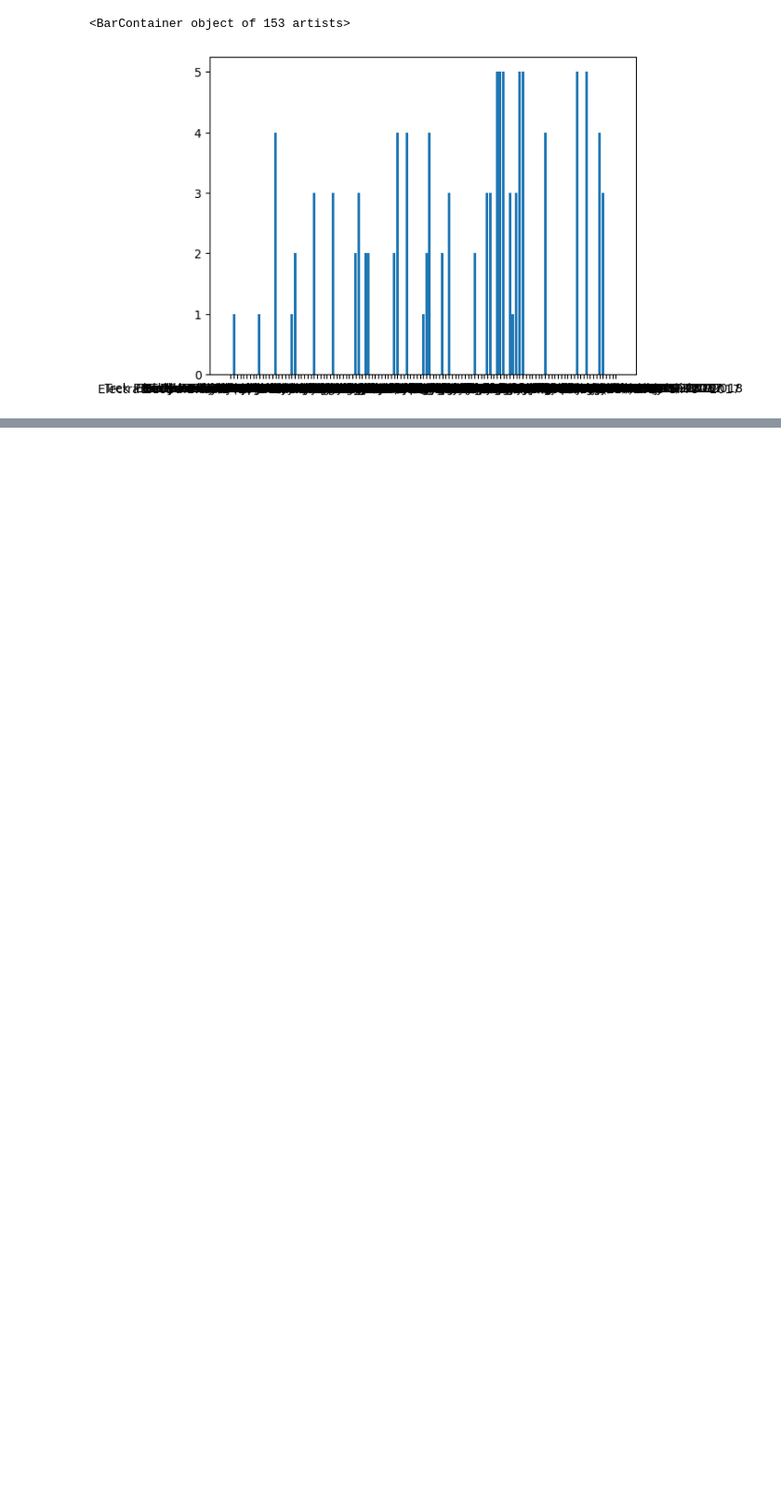
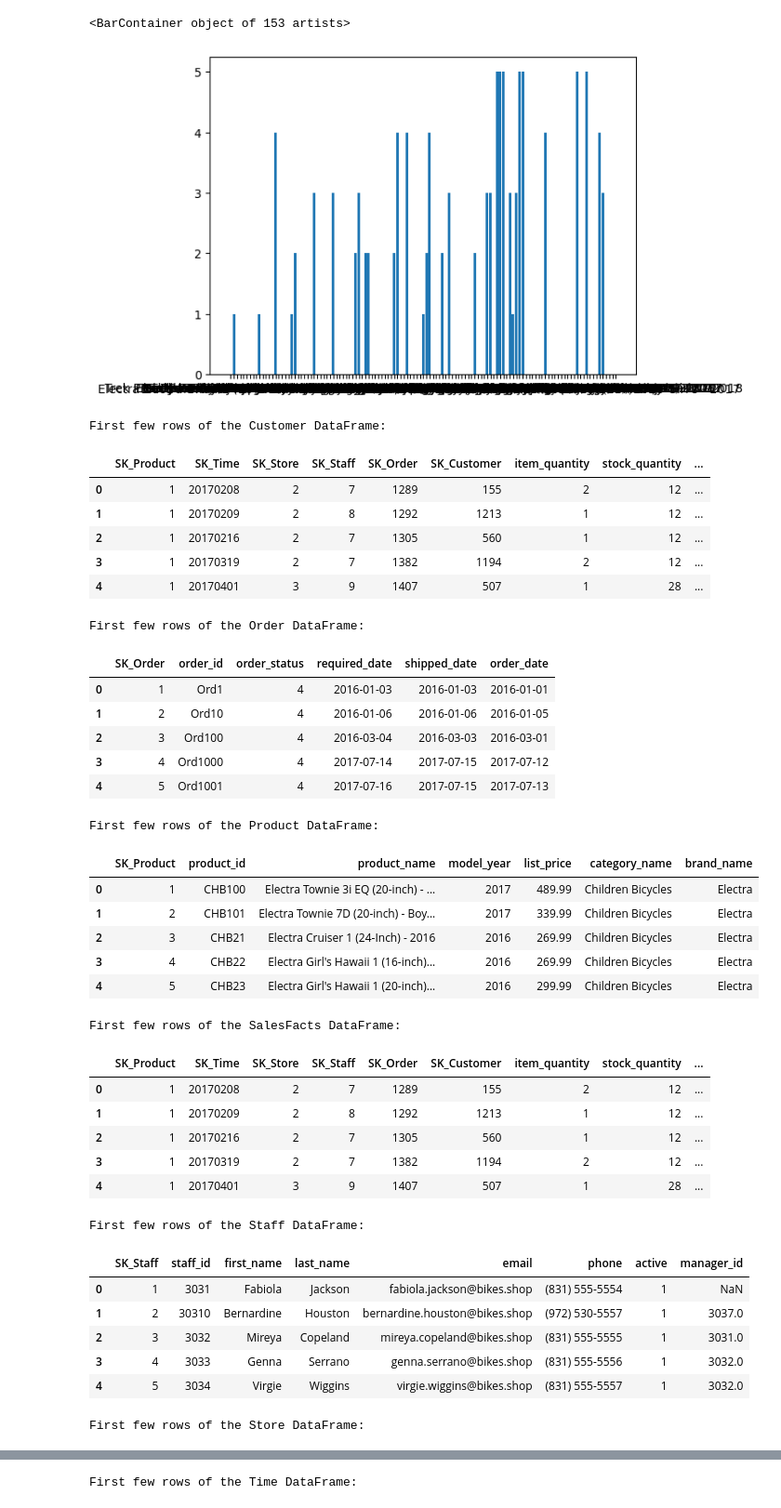
Before and after one commit to Thaddeusleewj/DENG_CA2, a Jupyter notebook: Insights.ipynb, the cells around one changed output, grey strips where cells are left out. Shown at 93% size. Saved outputs shown, nothing was run; the diff lists cells and outputs as text; code cells hidden in the pictures; blank space fills up the shorter version.

```diff
--- a/Insights.ipynb
+++ b/Insights.ipynb
@@ -88,3 +88,66 @@ plt.bar(low_stock_products["product_name"], low_stock_products["Days Left til So
 [figure]
 <BarContainer object of 153 artists>
 [figure]
+# %%
+# Load the data from the CSV files
+customer_df = pd.read_csv('./Datasets/Customer.csv')
+order_df = pd.read_csv('./Datasets/Order.csv')
+product_df = pd.read_csv('./Datasets/Product.csv')
+sales_facts_df = pd.read_csv('./Datasets/SalesFacts.csv')
+staff_df = pd.read_csv('./Datasets/Staff.csv')
+store_df = pd.read_csv('./Datasets/Store.csv')
+time_df = pd.read_csv('./Datasets/Time.csv')
+
+# Display the first few rows of each dataframe to understand their structure
+dfs = {
+    'Customer': customer_df,
+    'Order': order_df,
+    'Product': product_df,
+    'SalesFacts': sales_facts_df,
+    'Staff': staff_df,
+    'Store': store_df,
+    'Time': time_df
+}
+
+# We'll create a function to display all DataFrames in a concise format
+for name, df in dfs.items():
+    print(f"First few rows of the {name} DataFrame:")
+    display(df.head())
+    print("\n")
+# %% [output]
+First few rows of the Customer DataFrame:
+|  | SK_Product | SK_Time | SK_Store | SK_Staff | SK_Order | SK_Customer | item_quantity | stock_quantity | ... |
+| 0 | 1 | 20170208 | 2 | 7 | 1289 | 155 | 2 | 12 | ... |
+| 1 | 1 | 20170209 | 2 | 8 | 1292 | 1213 | 1 | 12 | ... |
+| 2 | 1 | 20170216 | 2 | 7 | 1305 | 560 | 1 | 12 | ... |
+| 3 | 1 | 20170319 | 2 | 7 | 1382 | 1194 | 2 | 12 | ... |
+| 4 | 1 | 20170401 | 3 | 9 | 1407 | 507 | 1 | 28 | ... |
+First few rows of the Order DataFrame:
+|  | SK_Order | order_id | order_status | required_date | shipped_date | order_date |
+| 0 | 1 | Ord1 | 4 | 2016-01-03 | 2016-01-03 | 2016-01-01 |
+| 1 | 2 | Ord10 | 4 | 2016-01-06 | 2016-01-06 | 2016-01-05 |
+| 2 | 3 | Ord100 | 4 | 2016-03-04 | 2016-03-03 | 2016-03-01 |
+| 3 | 4 | Ord1000 | 4 | 2017-07-14 | 2017-07-15 | 2017-07-12 |
+| 4 | 5 | Ord1001 | 4 | 2017-07-16 | 2017-07-15 | 2017-07-13 |
+First few rows of the Product DataFrame:
+|  | SK_Product | product_id | product_name | model_year | list_price | category_name | brand_name |
+| 0 | 1 | CHB100 | Electra Townie 3i EQ (20-inch) - ... | 2017 | 489.99 | Children Bicycles | Electra |
+| 1 | 2 | CHB101 | Electra Townie 7D (20-inch) - Boy... | 2017 | 339.99 | Children Bicycles | Electra |
+| 2 | 3 | CHB21 | Electra Cruiser 1 (24-Inch) - 2016 | 2016 | 269.99 | Children Bicycles | Electra |
+| 3 | 4 | CHB22 | Electra Girl's Hawaii 1 (16-inch)... | 2016 | 269.99 | Children Bicycles | Electra |
+| 4 | 5 | CHB23 | Electra Girl's Hawaii 1 (20-inch)... | 2016 | 299.99 | Children Bicycles | Electra |
+First few rows of the SalesFacts DataFrame:
+|  | SK_Product | SK_Time | SK_Store | SK_Staff | SK_Order | SK_Customer | item_quantity | stock_quantity | ... |
+| 0 | 1 | 20170208 | 2 | 7 | 1289 | 155 | 2 | 12 | ... |
+| 1 | 1 | 20170209 | 2 | 8 | 1292 | 1213 | 1 | 12 | ... |
+| 2 | 1 | 20170216 | 2 | 7 | 1305 | 560 | 1 | 12 | ... |
+| 3 | 1 | 20170319 | 2 | 7 | 1382 | 1194 | 2 | 12 | ... |
+| 4 | 1 | 20170401 | 3 | 9 | 1407 | 507 | 1 | 28 | ... |
+First few rows of the Staff DataFrame:
+|  | SK_Staff | staff_id | first_name | last_name | email | phone | active | manager_id |
+| 0 | 1 | 3031 | Fabiola | Jackson | fabiola.jackson@bikes.shop | (831) 555-5554 | 1 | NaN |
+| 1 | 2 | 30310 | Bernardine | Houston | bernardine.houston@bikes.shop | (972) 530-5557 | 1 | 3037.0 |
+| 2 | 3 | 3032 | Mireya | Copeland | mireya.copeland@bikes.shop | (831) 555-5555 | 1 | 3031.0 |
+| 3 | 4 | 3033 | Genna | Serrano | genna.serrano@bikes.shop | (831) 555-5556 | 1 | 3032.0 |
+| 4 | 5 | 3034 | Virgie | Wiggins | virgie.wiggins@bikes.shop | (831) 555-5557 | 1 | 3032.0 |
+First few rows of the Store DataFrame:
@@ -90,0 +160 @@ plt.bar(low_stock_products["product_name"], low_stock_products["Days Left til So
+First few rows of the Time DataFrame:
```
Also changed, not shown: parts of 3 cells of this notebook.
